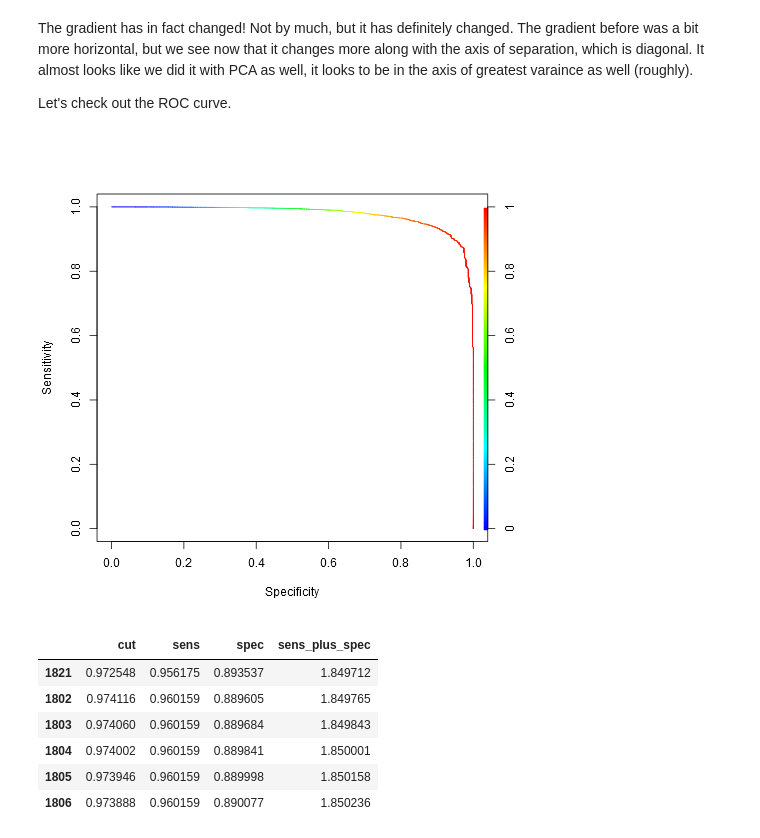
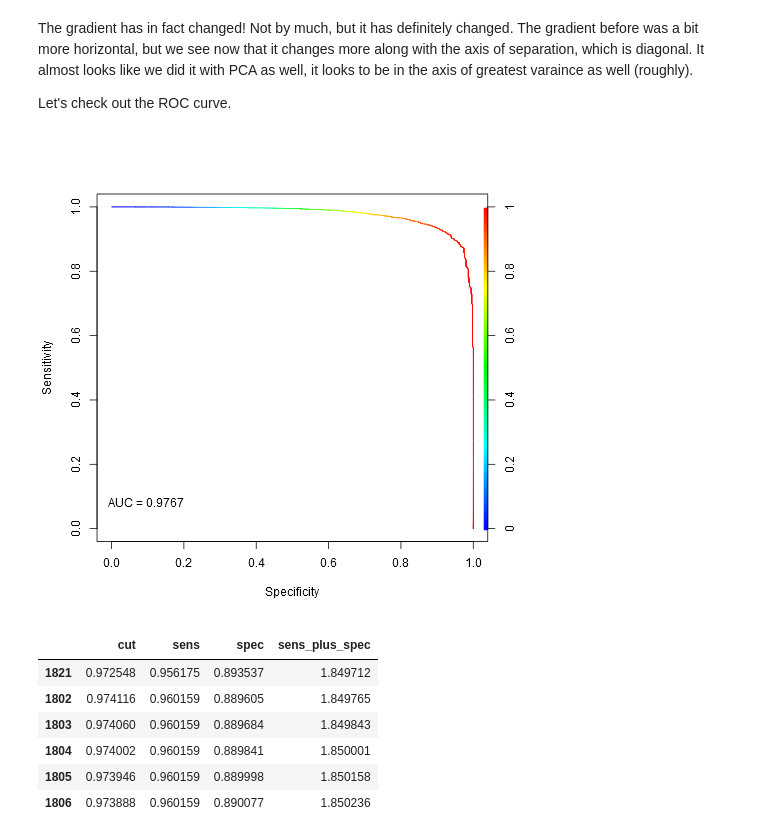
Before and after one commit to strikingmoose/all_nba_predict, a Jupyter notebook: notebook/22 - Classifying All-NBA Players (Part IV - Logistic Regression).ipynb, the cells around one changed output. Saved outputs shown, nothing was run; the diff lists cells and outputs as text; code cells hidden in the pictures.

```diff
--- a/notebook/22 - Classifying All-NBA Players (Part IV - Logistic Regression).ipynb
+++ b/notebook/22 - Classifying All-NBA Players (Part IV - Logistic Regression).ipynb
@@ -490,14 +490,20 @@ Let's check out the ROC curve.
 # %%
 %%R
 
 # Perform prediction
 logRegLdaPredObj = prediction(playerAggDfAllNbaAllStar['lda_log_reg_pred'], playerAggDfAllNbaAllStar['accolades_all_nba'])
 
 # Run performance evaluation for the metrics 'true positive rate' and 'false positive rate'
 logRegLdaRocEval = performance(logRegLdaPredObj, 'sens', 'spec')
 plot(logRegLdaRocEval, colorize = T)
+text(
+    0.2,
+    0.08,
+    labels = paste("AUC = ", round(performance(logRegLdaPredObj, 'auc')@y.values[[1]], digits = 4), sep= ""),
+    adj = 1
+)
 # %% [output]
-[figure, old version]
+[figure, new version]
 # %%
 # Retrieve the iterative cut-off sensitivity analysis that logistic regression did behind the scenes
 %R logRegLdaCutoffs = data.frame(cut = logRegLdaRocEval@alpha.values[[1]], sens = logRegLdaRocEval@x.values[[1]], spec = logRegLdaRocEval@y.values[[1]])
```
Also changed, not shown: parts of 1 cell of this notebook, 1 other file.
